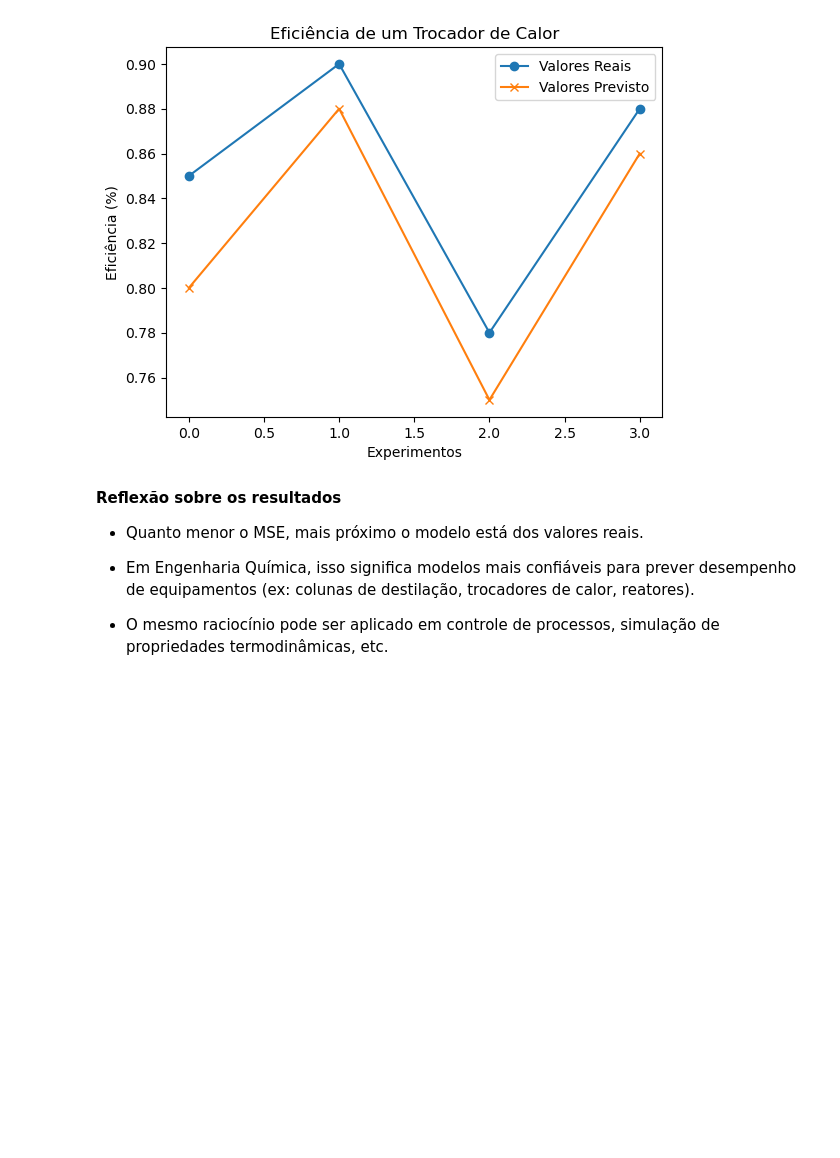
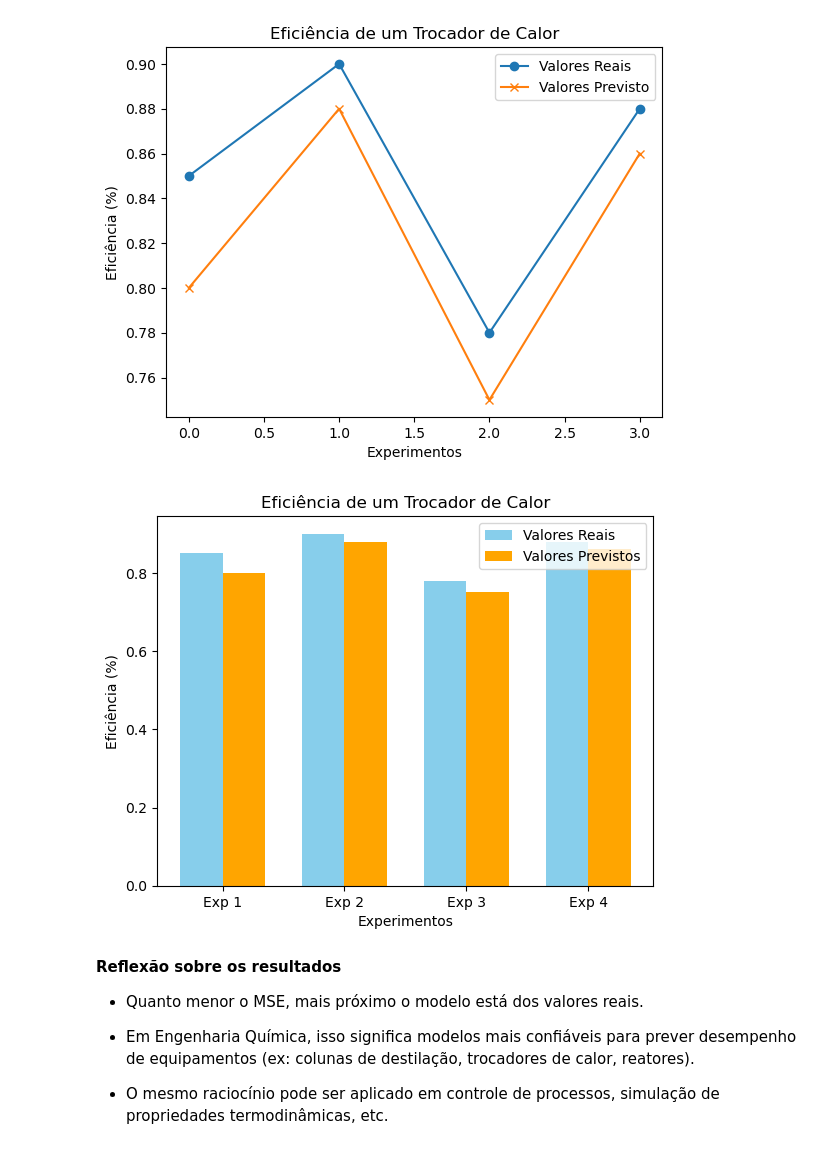
Before and after one commit to Edwards1969/site-aulas-uesc, a Jupyter notebook: CET000/AULAS/Aula_1_1_Redes Neurais _Apresentação.ipynb, the cells around one changed output. Drawn from its saved outputs; the diff is of its cells as text; code cells hidden in the pictures; blank space fills up the shorter version.

```diff
--- a/CET000/AULAS/Aula_1_1_Redes Neurais _Apresentação.ipynb
+++ b/CET000/AULAS/Aula_1_1_Redes Neurais _Apresentação.ipynb
@@ -664,6 +664,28 @@ plt.legend()
 plt.show()
 # %% [output]
 [figure]
+# %%
+import numpy as np
+import matplotlib.pyplot as plt
+
+# Dados
+y_true = np.array([0.85, 0.90, 0.78, 0.88])
+y_pred = np.array([0.80, 0.88, 0.75, 0.86])
+indices = np.arange(len(y_true))
+
+# Gráfico de barras
+width = 0.35
+plt.bar(indices - width/2, y_true, width, label="Valores Reais", color="skyblue")
+plt.bar(indices + width/2, y_pred, width, label="Valores Previstos", color="orange")
+
+plt.title("Eficiência de um Trocador de Calor")
+plt.xlabel("Experimentos")
+plt.ylabel("Eficiência (%)")
+plt.xticks(indices, [f"Exp {i+1}" for i in indices])
+plt.legend()
+plt.show()
+# %% [output]
+[figure, added]
 # %% [markdown]
 __Reflexão sobre os resultados__
 
```
Also changed, not shown: parts of 1 cell of this notebook, 10 other files.
